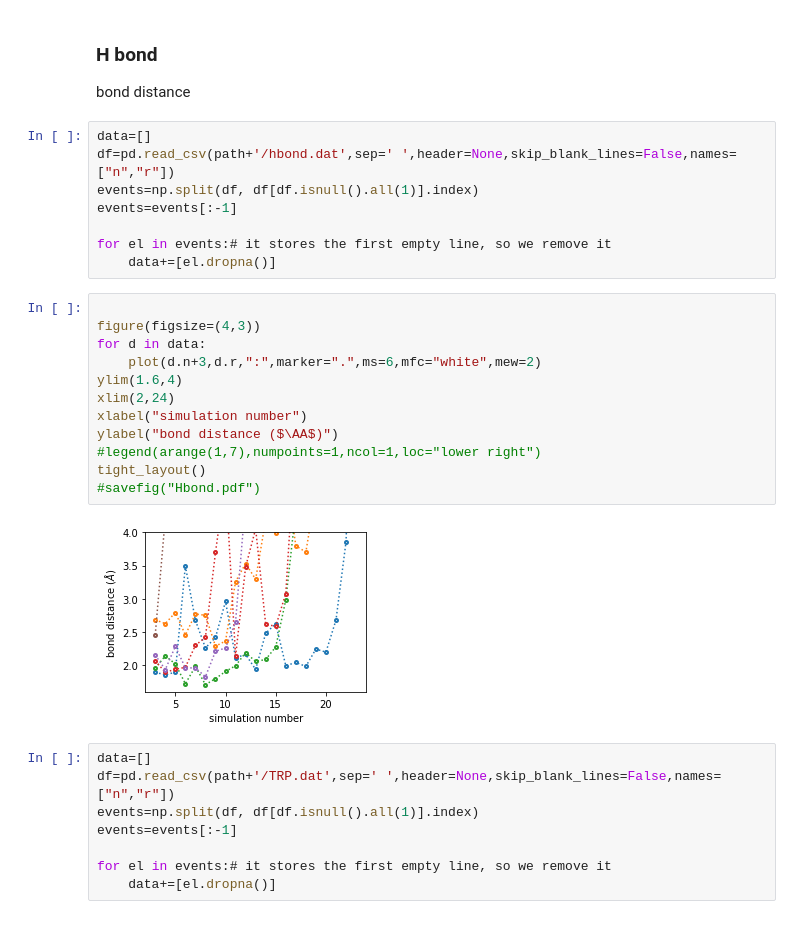
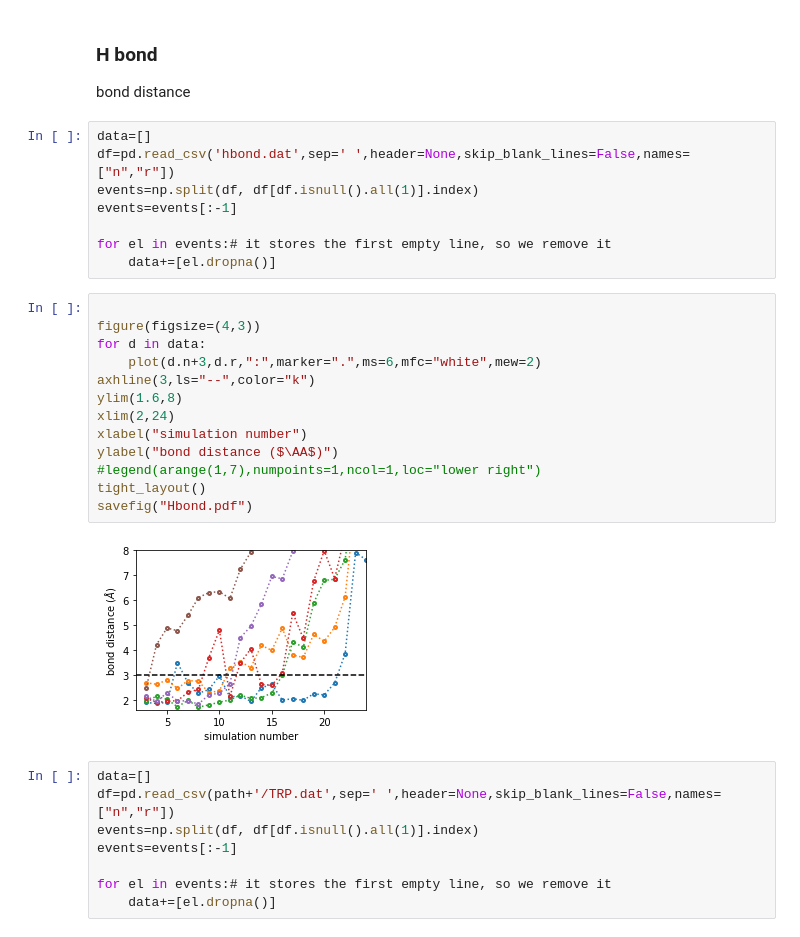
Before and after one commit to g-torr/simulation-research, a Jupyter notebook: helix/helix.ipynb, the cells around one changed output. Saved outputs shown, nothing was run; the diff lists cells and outputs as text.

```diff
--- a/helix/helix.ipynb
+++ b/helix/helix.ipynb
@@ -100,7 +100,7 @@ plot(R,"o")
 bond distance
 # %%
 data=[]
-df=pd.read_csv(path+'/hbond.dat',sep=' ',header=None,skip_blank_lines=False,names=["n","r"])
+df=pd.read_csv('hbond.dat',sep=' ',header=None,skip_blank_lines=False,names=["n","r"])
 events=np.split(df, df[df.isnull().all(1)].index)
 events=events[:-1]
 
@@ -109,17 +109,18 @@ for el in events:# it stores the first empty line, so we remove it
 # %%
 
 figure(figsize=(4,3))
 for d in data:
     plot(d.n+3,d.r,":",marker=".",ms=6,mfc="white",mew=2)
-ylim(1.6,4)
+axhline(3,ls="--",color="k")
+ylim(1.6,8)
 xlim(2,24)
 xlabel("simulation number")
 ylabel("bond distance ($\AA$)")
 #legend(arange(1,7),numpoints=1,ncol=1,loc="lower right")
 tight_layout()
-#savefig("Hbond.pdf")
+savefig("Hbond.pdf")
 # %% [output]
-[figure, old version]
+[figure, new version]
 # %%
 data=[]
 df=pd.read_csv(path+'/TRP.dat',sep=' ',header=None,skip_blank_lines=False,names=["n","r"])
```
Also changed, not shown: 1 other file.
